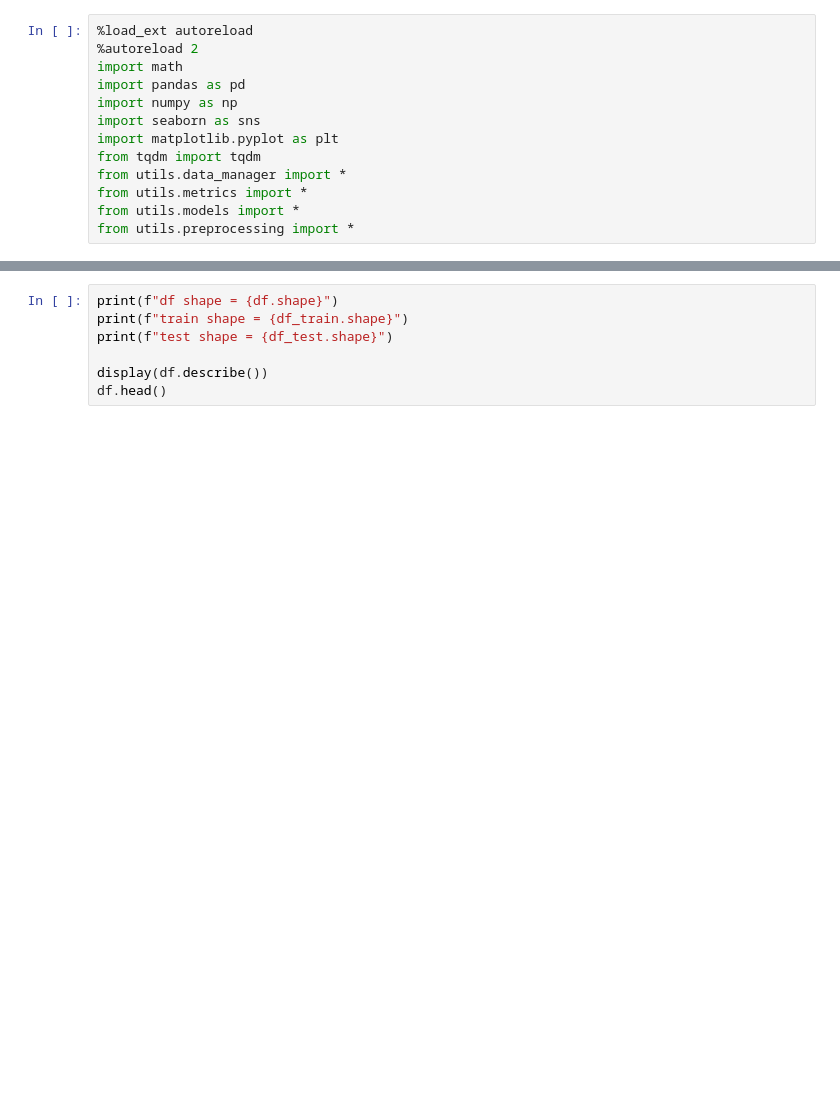
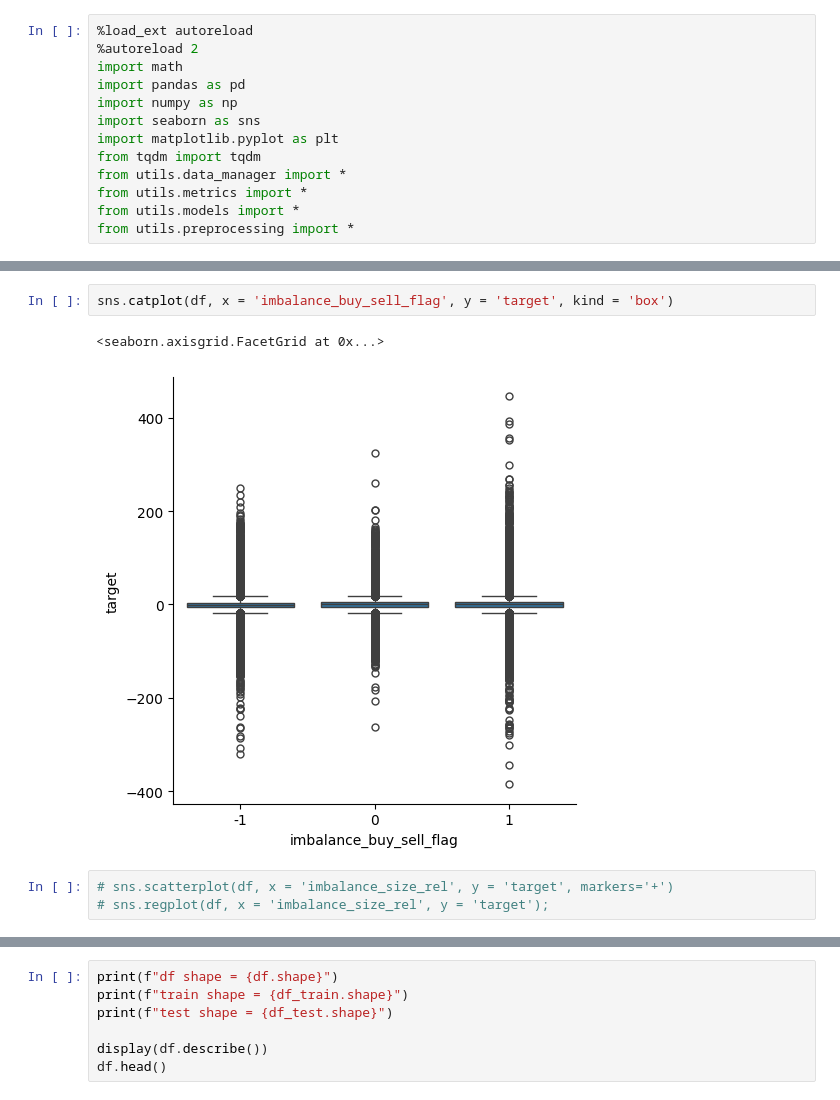
Before and after one commit to thaithai1/Kaggle_, a Jupyter notebook: Optiver/EDA.ipynb, the cells around one changed output, grey strips where cells are left out. Cells and saved outputs as stored; diff of their text form; blank space fills up the shorter version.

```diff
--- a/Optiver/EDA.ipynb
+++ b/Optiver/EDA.ipynb
@@ -73,0 +31,8 @@ imbalance_size_rel, wap60, wap_ret - added
+# %%
+sns.catplot(df, x = 'imbalance_buy_sell_flag', y = 'target', kind = 'box')
+# %% [output]
+<seaborn.axisgrid.FacetGrid at 0x...>
+[figure, added]
+# %%
+# sns.scatterplot(df, x = 'imbalance_size_rel', y = 'target', markers='+')
+# sns.regplot(df, x = 'imbalance_size_rel', y = 'target');
```
Also changed, not shown: parts of 11 cells of this notebook, 30 other files.
